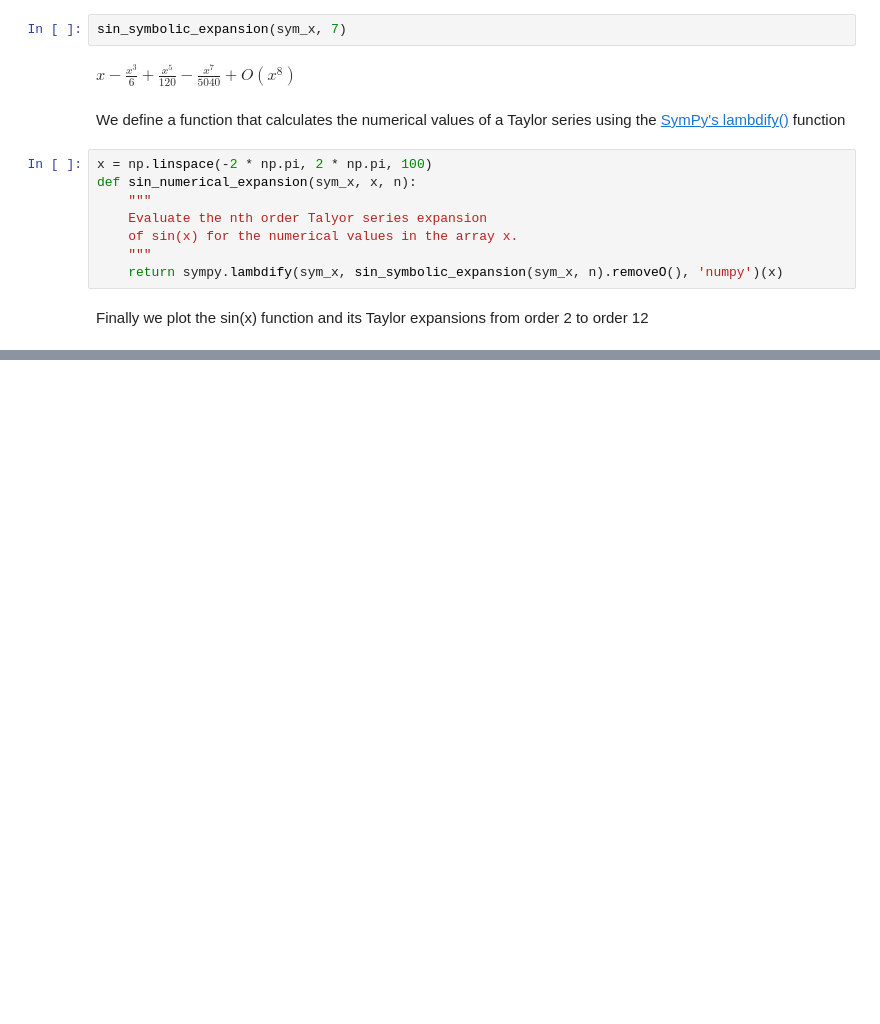
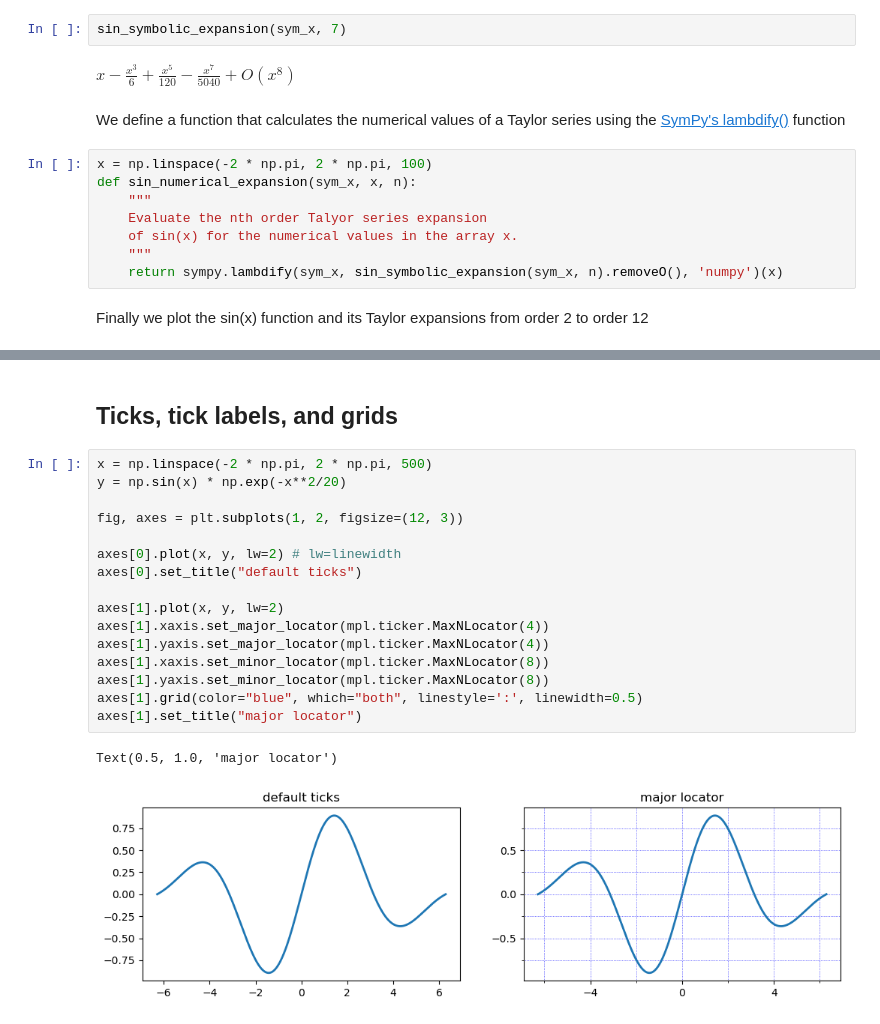
Before and after one commit to luigiselmi/numethods, a Jupyter notebook: plotting_and_visualization.ipynb, the cells around one changed output, grey strips where cells are left out. Drawn from its saved outputs; the diff is of its cells as text; blank space fills up the shorter version.

```diff
--- a/plotting_and_visualization.ipynb
+++ b/plotting_and_visualization.ipynb
@@ -244,3 +244,24 @@ ax.legend(bbox_to_anchor=(1.02, 1), loc=2, borderaxespad=0.0)
 fig.subplots_adjust(right=.75);
 # %% [output]
 [figure]
+# %% [markdown]
+## Ticks, tick labels, and grids
+# %%
+x = np.linspace(-2 * np.pi, 2 * np.pi, 500)
+y = np.sin(x) * np.exp(-x**2/20)
+
+fig, axes = plt.subplots(1, 2, figsize=(12, 3))
+
+axes[0].plot(x, y, lw=2) # lw=linewidth
+axes[0].set_title("default ticks")
+
+axes[1].plot(x, y, lw=2)
+axes[1].xaxis.set_major_locator(mpl.ticker.MaxNLocator(4))
+axes[1].yaxis.set_major_locator(mpl.ticker.MaxNLocator(4))
+axes[1].xaxis.set_minor_locator(mpl.ticker.MaxNLocator(8))
+axes[1].yaxis.set_minor_locator(mpl.ticker.MaxNLocator(8))
+axes[1].grid(color="blue", which="both", linestyle=':', linewidth=0.5)
+axes[1].set_title("major locator")
+# %% [output]
+Text(0.5, 1.0, 'major locator')
+[figure, added]
```
Also changed, not shown: parts of 7 cells of this notebook.
